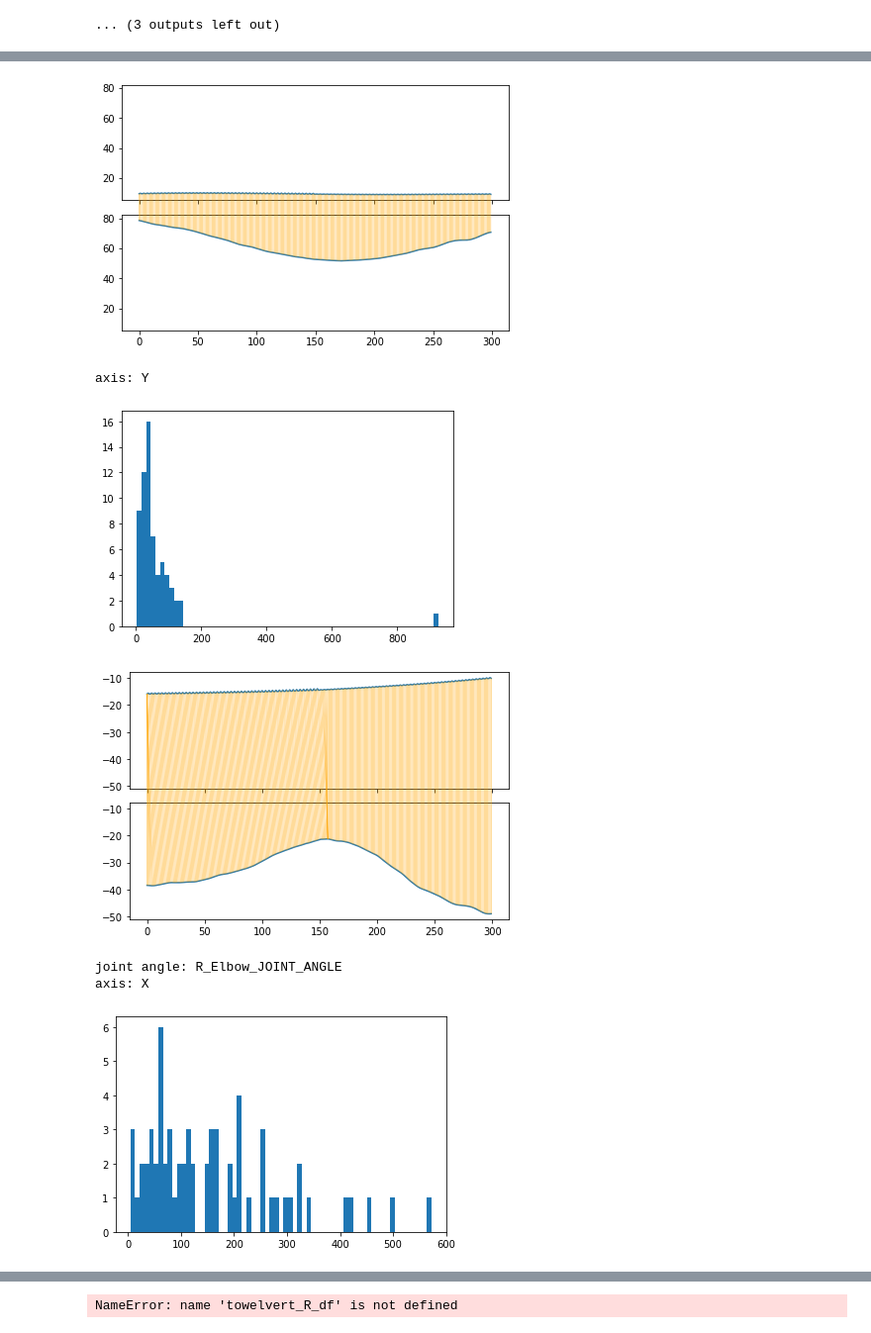
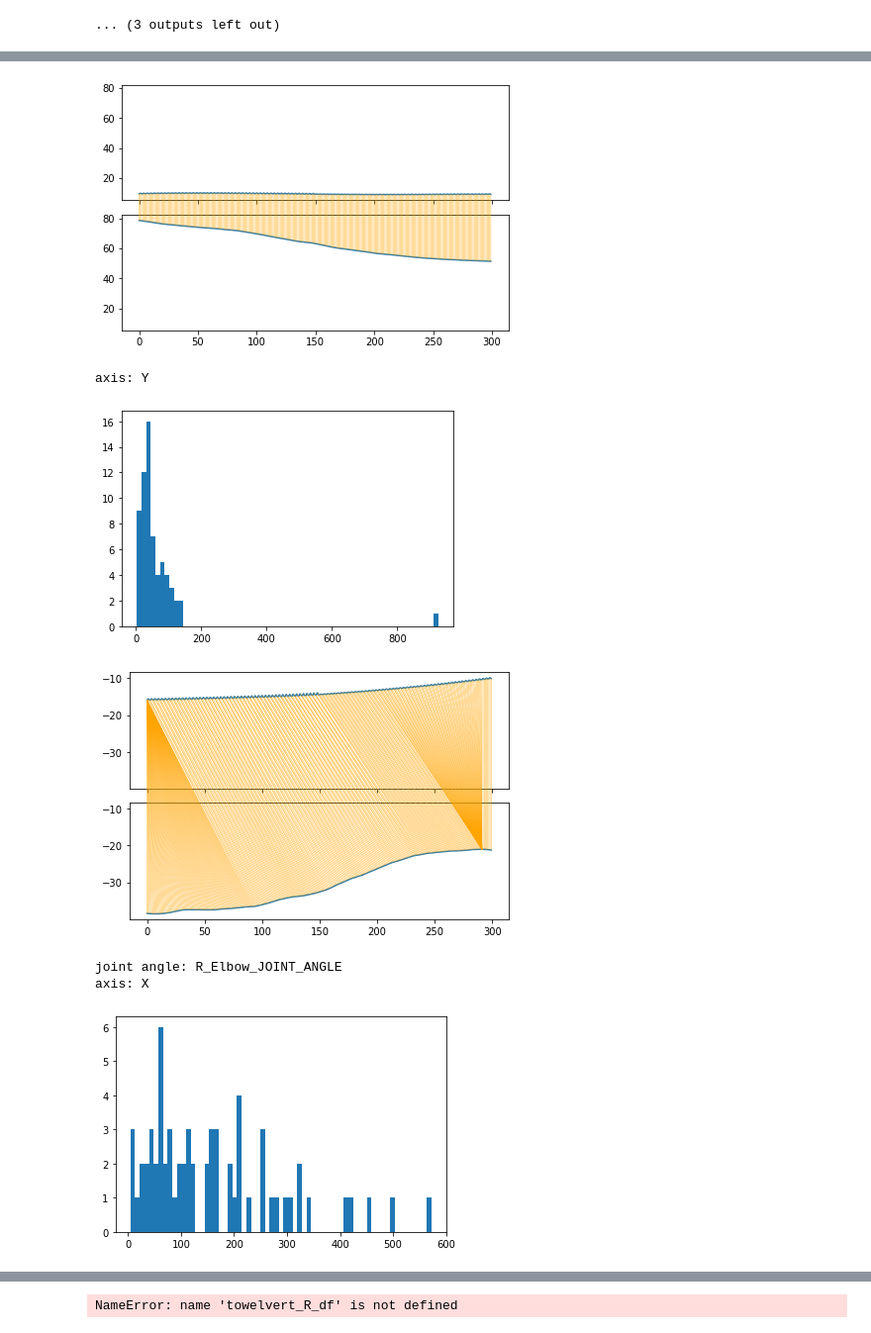
Before and after one commit to anna-choo/BCI, a Jupyter notebook: main.ipynb, the cells around one changed output, grey strips where cells are left out. Shown at 99% size. Saved outputs shown, nothing was run; the diff lists cells and outputs as text; code cells hidden in the pictures.

```diff
--- a/main.ipynb
+++ b/main.ipynb
@@ -517,19 +541,19 @@ axis: Z
 # %%
 
 
 normative_key_R = pd.read_csv(r"Z:\DataCollection\BCISoftRoboticsGloveIntervention\Stroke\Miscellaneous\BCI002\Normative\1. EXPORTS\key\RightJA_2Touchkey_Turn.txt", sep = '\t')
-stroke_key_R = pd.read_csv(r"Z:\DataCollection\BCISoftRoboticsGloveIntervention\Stroke\Miscellaneous\BCI002\PATIENT_EXPORT\key\RightJA_3Turn_Return.txt", sep = '\t')
+stroke_key_R = pd.read_csv(r"Z:\DataCollection\BCISoftRoboticsGloveIntervention\Stroke\Miscellaneous\BCI002\PATIENT_EXPORT\RightJA_2Touchkey_Turn.txt", sep = '\t')
 
 key_R_df, result_key_R, norm_dist_key_R = main(normative_key_R, stroke_key_R, KEY, analyse_dict_R, ROM_dict, data_point, 'key R')
 # %% [output]
 Starting for Task: key R
 joint angle: R_Shoulder_JOINT_ANGLE
 axis: X
 [figure]
-[figure, old version]
+[figure, new version]
 axis: Y
 [figure]
-[figure, old version]
+[figure, new version]
 joint angle: R_Elbow_JOINT_ANGLE
 axis: X
 [figure]
```
Also changed, not shown: parts of 13 cells of this notebook.
